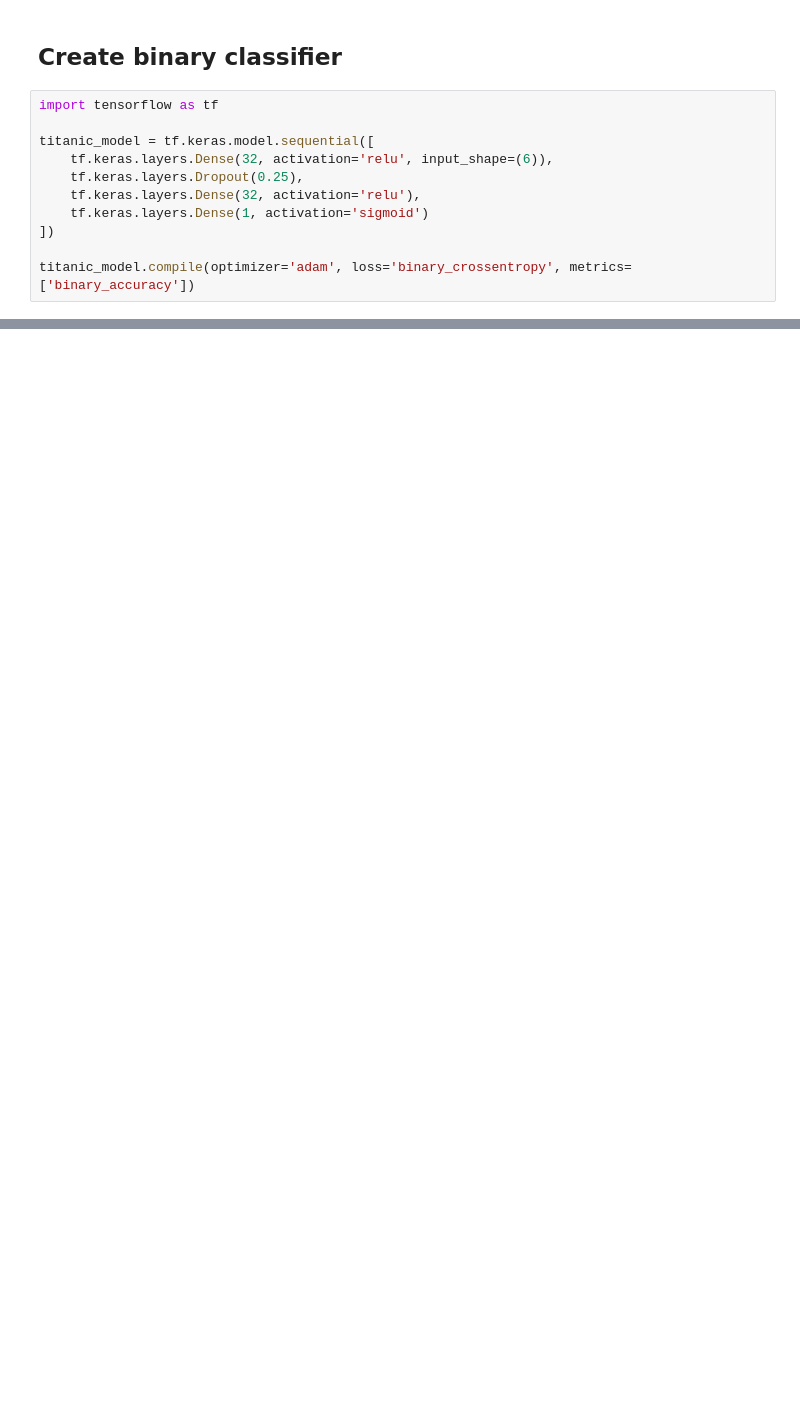
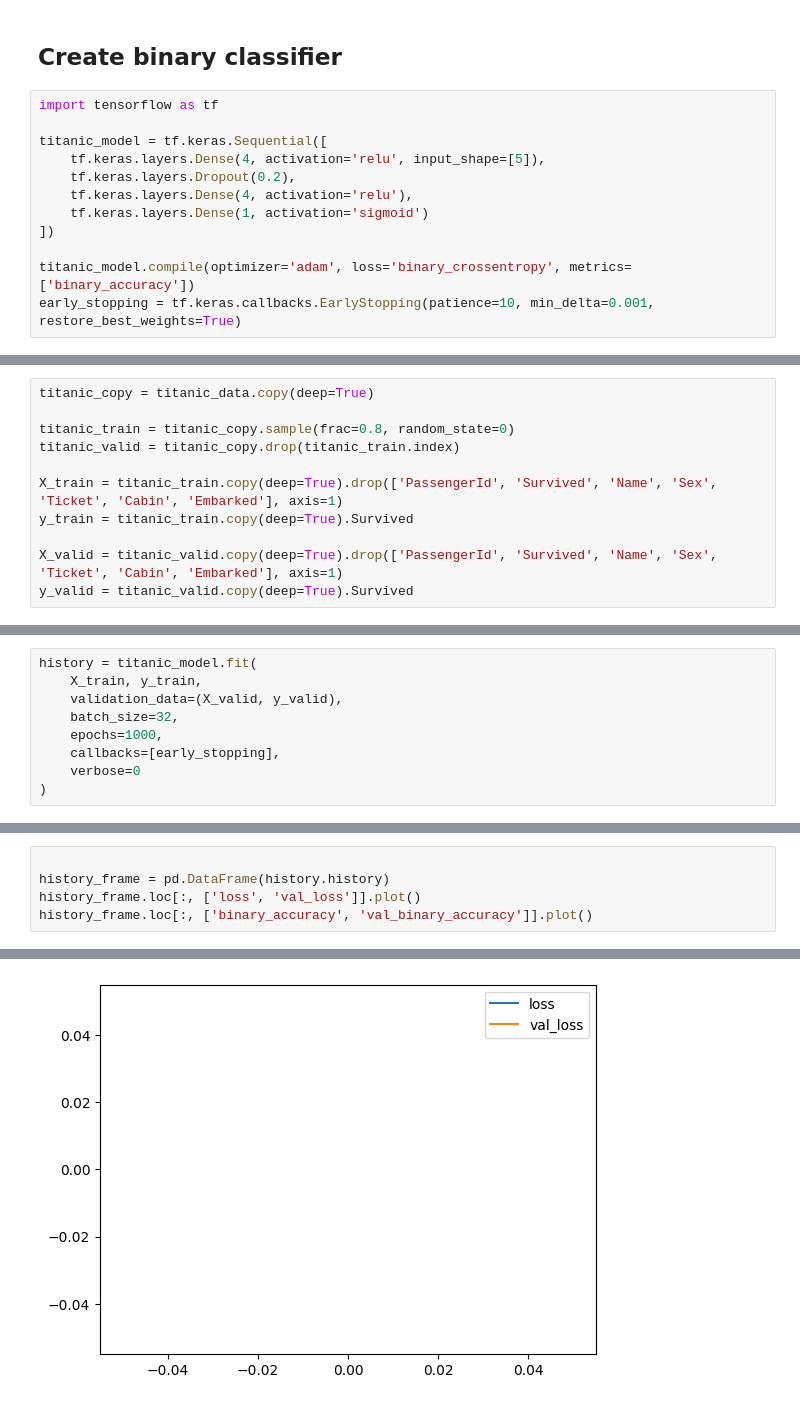
Before and after one commit to AntonBauer/LearningMl, a Jupyter notebook: TitanicCompetition.ipynb, the cells around one changed output, grey strips where cells are left out. Saved outputs shown, nothing was run; the diff lists cells and outputs as text; blank space fills up the shorter version.

Commit message:
created binary classifier, naive try to make predictions

```diff
--- a/TitanicCompetition.ipynb
+++ b/TitanicCompetition.ipynb
@@ -35,11 +46,12 @@ titanic_data.describe()
 # %%
 import tensorflow as tf
 
-titanic_model = tf.keras.model.sequential([
-    tf.keras.layers.Dense(32, activation='relu', input_shape=(6)),
-    tf.keras.layers.Dropout(0.25),
-    tf.keras.layers.Dense(32, activation='relu'),
+titanic_model = tf.keras.Sequential([
+    tf.keras.layers.Dense(4, activation='relu', input_shape=[5]),
+    tf.keras.layers.Dropout(0.2),
+    tf.keras.layers.Dense(4, activation='relu'),
     tf.keras.layers.Dense(1, activation='sigmoid')
 ])
 
 titanic_model.compile(optimizer='adam', loss='binary_crossentropy', metrics=['binary_accuracy'])
+early_stopping = tf.keras.callbacks.EarlyStopping(patience=10, min_delta=0.001, restore_best_weights=True)
@@ -45,0 +60,11 @@ titanic_model.compile(optimizer='adam', loss='binary_crossentropy', metrics=['bi
+# %%
+titanic_copy = titanic_data.copy(deep=True)
+
+titanic_train = titanic_copy.sample(frac=0.8, random_state=0)
+titanic_valid = titanic_copy.drop(titanic_train.index)
+
+X_train = titanic_train.copy(deep=True).drop(['PassengerId', 'Survived', 'Name', 'Sex', 'Ticket', 'Cabin', 'Embarked'], axis=1)
+y_train = titanic_train.copy(deep=True).Survived
+
+X_valid = titanic_valid.copy(deep=True).drop(['PassengerId', 'Survived', 'Name', 'Sex', 'Ticket', 'Cabin', 'Embarked'], axis=1)
+y_valid = titanic_valid.copy(deep=True).Survived
@@ -45,0 +73,9 @@ titanic_model.compile(optimizer='adam', loss='binary_crossentropy', metrics=['bi
+# %%
+history = titanic_model.fit(
+    X_train, y_train,
+    validation_data=(X_valid, y_valid),
+    batch_size=32,
+    epochs=1000,
+    callbacks=[early_stopping],
+    verbose=0
+)
@@ -45,0 +89,6 @@ titanic_model.compile(optimizer='adam', loss='binary_crossentropy', metrics=['bi
+# %%
+
+history_frame = pd.DataFrame(history.history)
+history_frame.loc[:, ['loss', 'val_loss']].plot()
+history_frame.loc[:, ['binary_accuracy', 'val_binary_accuracy']].plot()
+# %% [output]
@@ -45,0 +96 @@ titanic_model.compile(optimizer='adam', loss='binary_crossentropy', metrics=['bi
+[figure, added]
```
Also changed, not shown: parts of 7 cells of this notebook.
